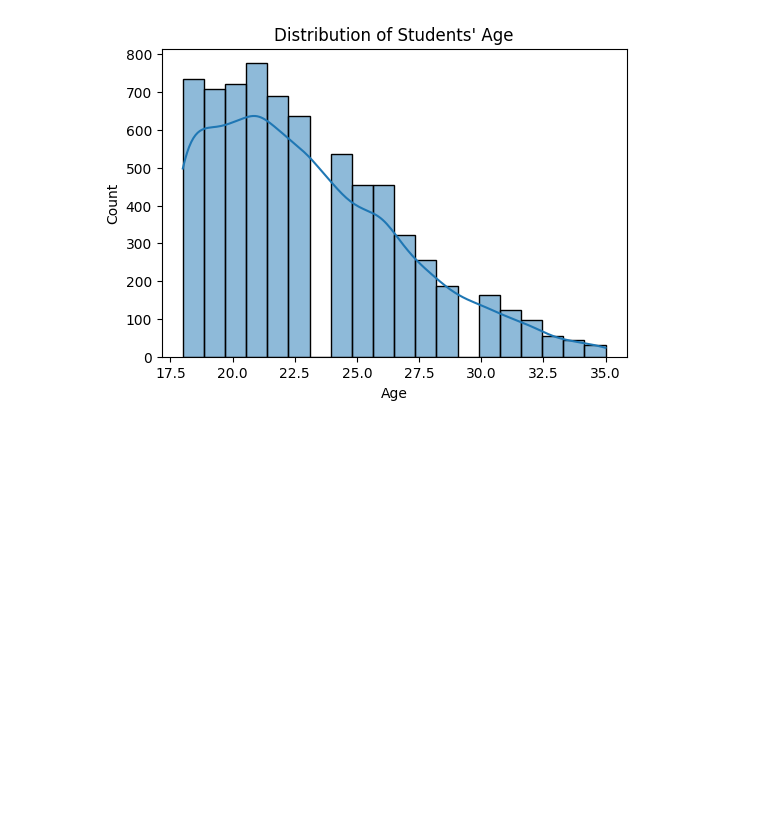
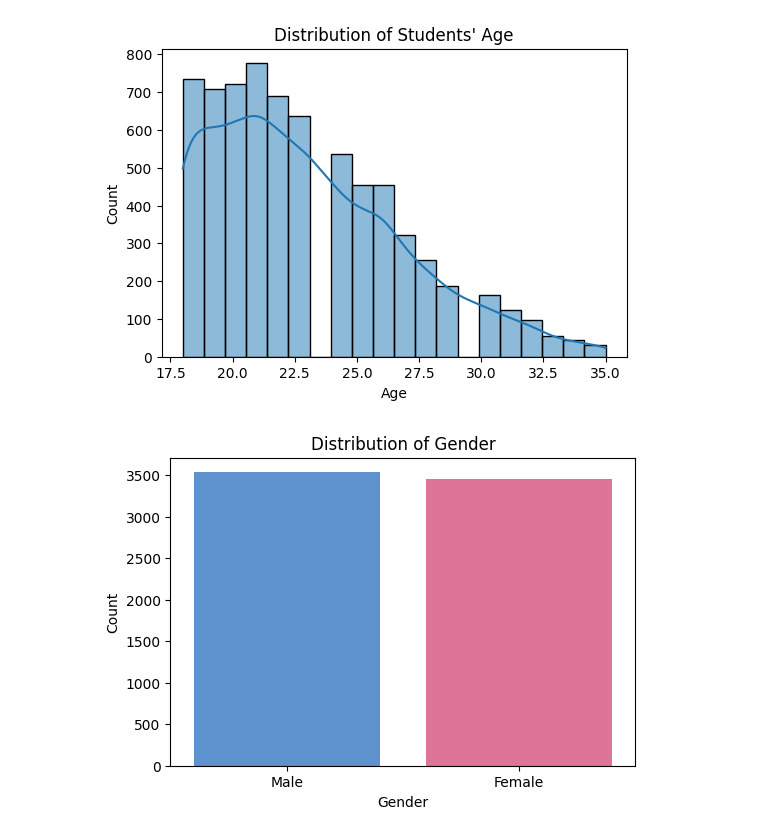
Before and after one commit to Emilianaalia/capstone-project-hacktiv8, a Jupyter notebook: capstone-notebook.ipynb, the cells around one changed output. Cells and saved outputs as stored; diff of their text form; code cells hidden in the pictures; blank space fills up the shorter version.

```diff
--- a/capstone-notebook.ipynb
+++ b/capstone-notebook.ipynb
@@ -144,3 +144,15 @@ plt.ylabel('Count')
 plt.show()
 # %% [output]
 [figure]
+# %%
+import seaborn as sns
+import matplotlib.pyplot as plt
+
+plt.figure(figsize=(6,4))
+sns.countplot(x='Gender', hue='Gender', data=data, palette={'Male': '#4A90E2', 'Female': '#F06292'},legend=False)
+plt.title('Distribution of Gender')
+plt.xlabel('Gender')
+plt.ylabel('Count')
+plt.show()
+# %% [output]
+[figure, added]
```
Also changed, not shown: parts of 1 cell of this notebook.
